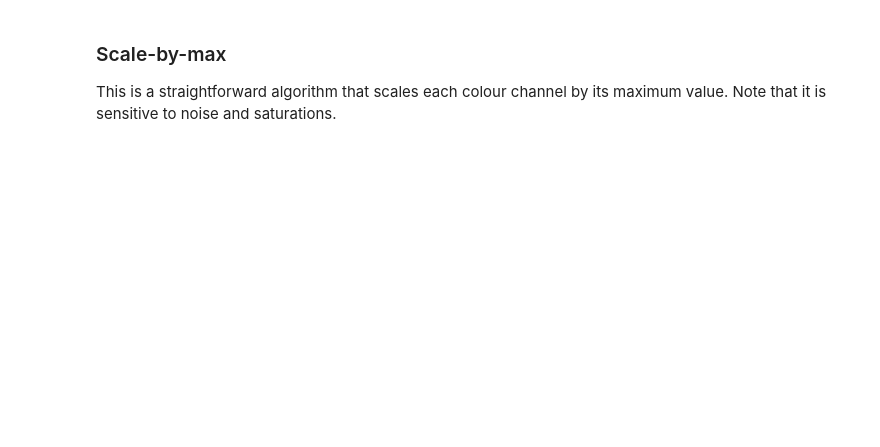
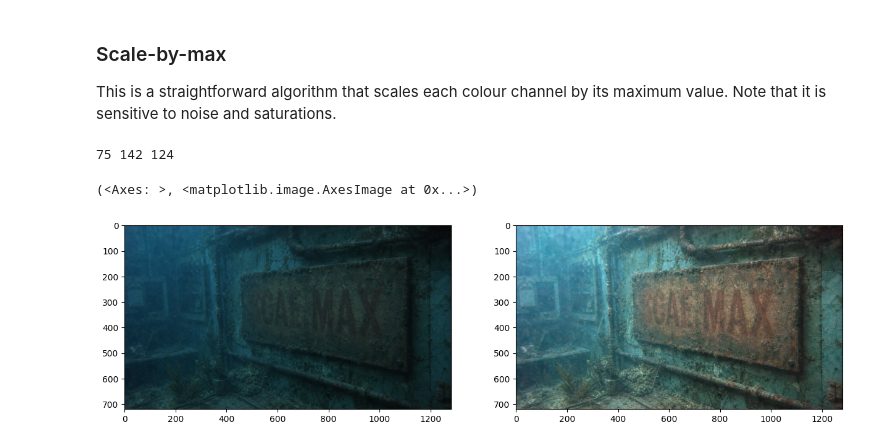
Before and after one commit to tatahonon/cvNotebooks, a Jupyter notebook: Homework2.ipynb, the cells around one changed output. Drawn from its saved outputs; the diff is of its cells as text; code cells hidden in the pictures; blank space fills up the shorter version.

```diff
--- a/Homework2.ipynb
+++ b/Homework2.ipynb
@@ -96,17 +113,19 @@ SyntaxError: invalid syntax (1059920517.py, line 6)
 ### Scale-by-max
 This is a straightforward algorithm that scales each colour channel by its maximum value. Note that it is sensitive to noise and saturations.
 # %%
-# Load your image
-img = cv2.imread('...')
+img = cv2.imread('photo_23.jpg')
 img = cv2.cvtColor(img, cv2.COLOR_BGR2RGB)
-
 # Compute the maximum values for all three colour channels (red, green, blue)
-max_r =
-max_g =
-max_b =
-
+max_r = np.max(img[:,:,0])
+max_g = np.max(img[:,:,1])
+max_b = np.max(img[:,:,2])
+print(max_r, max_b, max_g)
 # Apply scale-by-max balancing and generate the balanced image
-balanced =
+balanced = np.clip(img * [255.0/max_r, 255.0/max_g, 255.0/max_b], 0, 255).astype(np.uint8)
 
 plt.subplot(121), plt.imshow(img)
 plt.subplot(122), plt.imshow(balanced)
+# %% [output]
+75 142 124
+(<Axes: >, <matplotlib.image.AxesImage at 0x...>)
+[figure, added]
```
Also changed, not shown: parts of 5 cells of this notebook.
